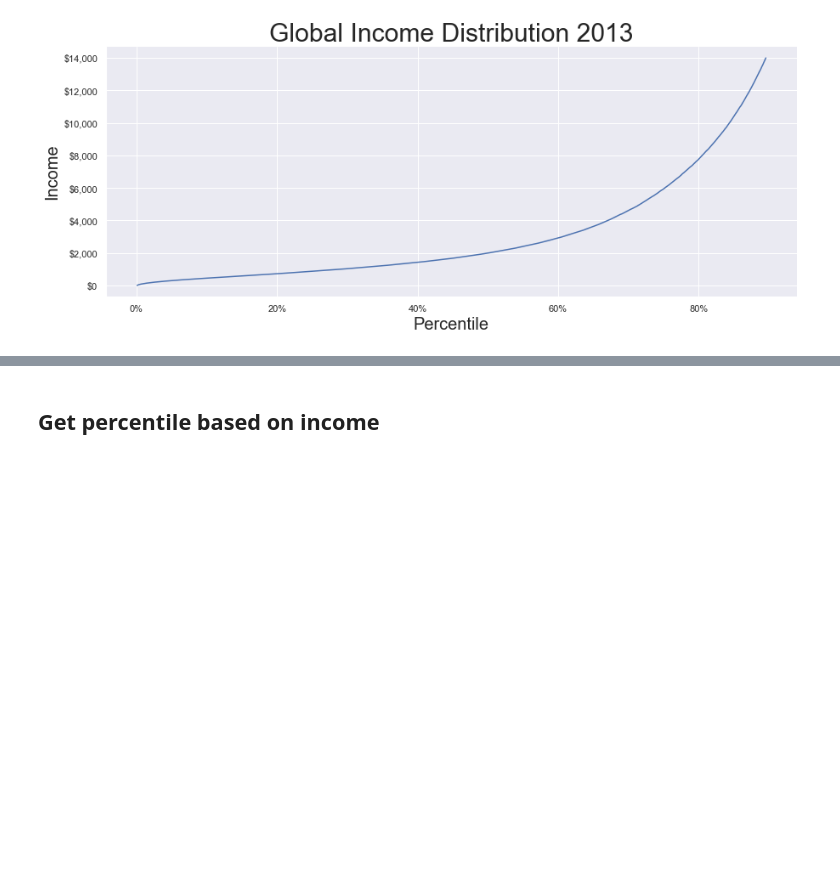
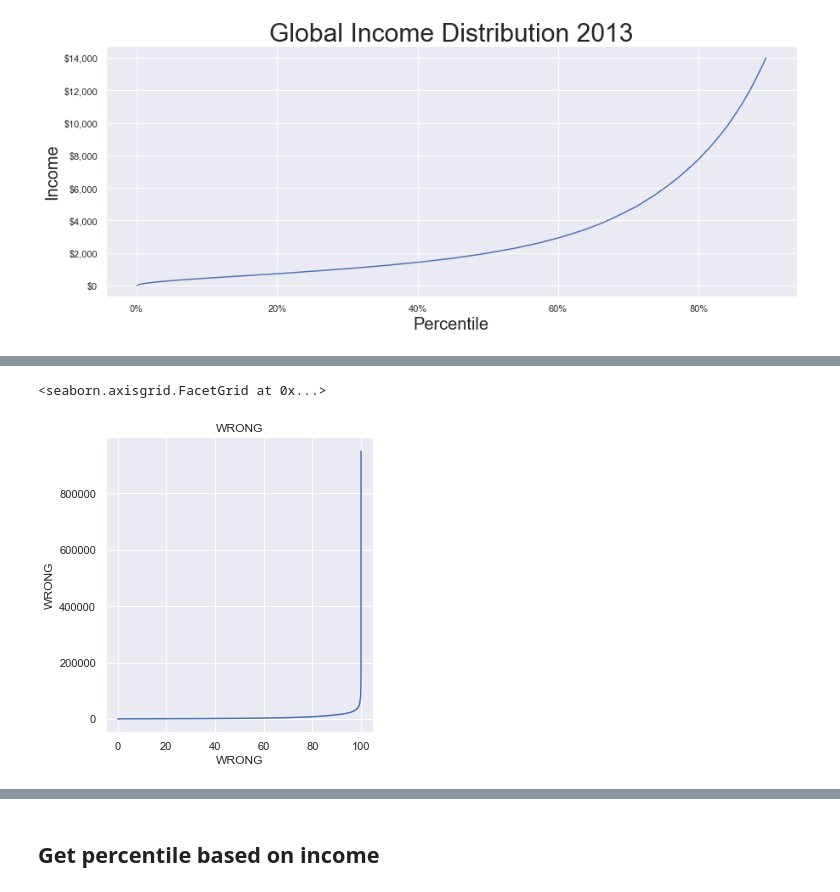
Before and after one commit to whyboris/Global-Income-Distribution, a Jupyter notebook: global_income_distribution.ipynb, the cells around one changed output, grey strips where cells are left out. Cells and saved outputs as stored; diff of their text form; code cells hidden in the pictures; blank space fills up the shorter version.

```diff
--- a/global_income_distribution.ipynb
+++ b/global_income_distribution.ipynb
@@ -114,0 +123,17 @@ df.tail(5)
+# %%
+chart = sns.relplot(
+  x="c2013",
+  y="midpoint",
+  kind="line",
+  data=df,          # <----- NOTE THIS RESULTS IN AN INCORRECT GRAPH!!!
+  height=5,
+  aspect=1
+)
+chart.set(
+  xlabel='WRONG',
+  ylabel='WRONG',
+  title='WRONG',
+)
+# %% [output]
+<seaborn.axisgrid.FacetGrid at 0x...>
+[figure, added]
```
Also changed, not shown: parts of 26 cells of this notebook.
